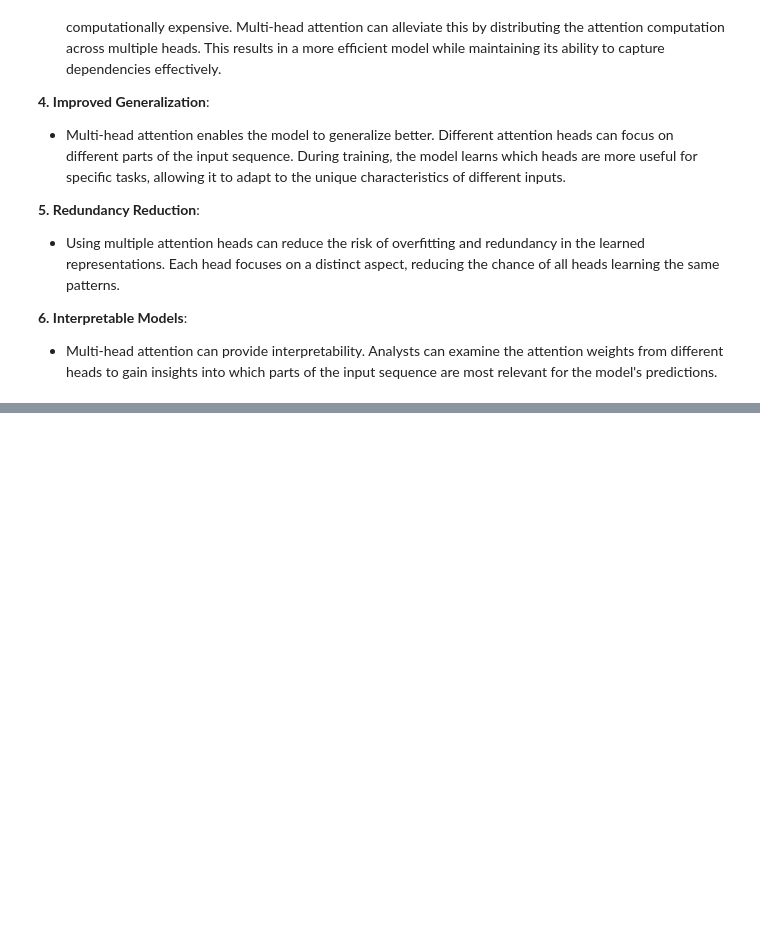
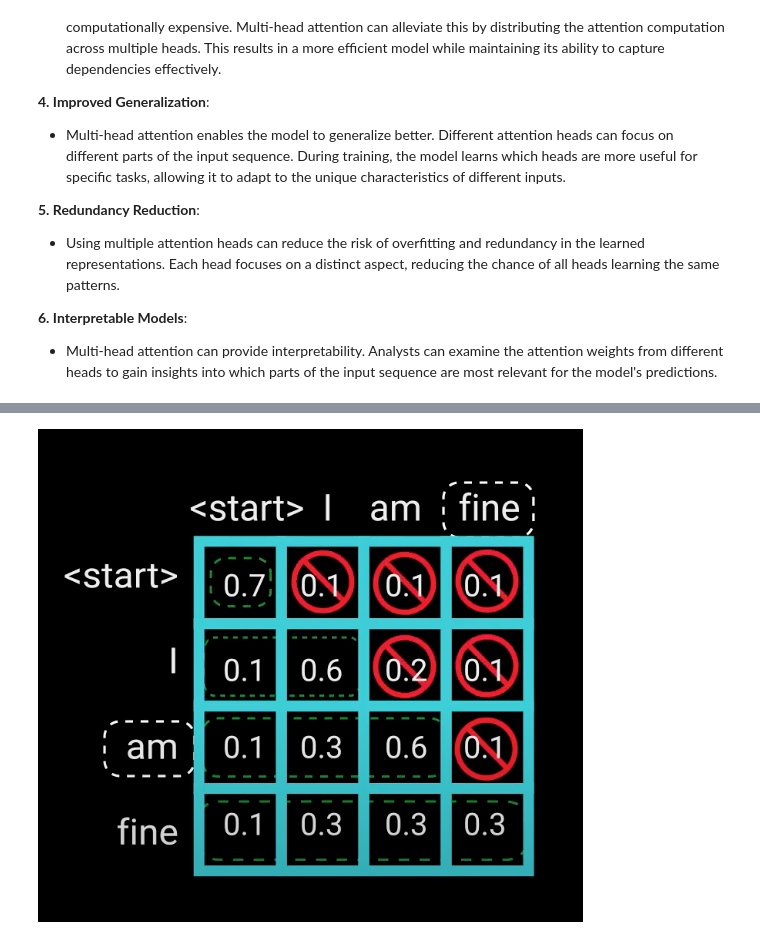
Before and after one commit to Ahmad10Raza/NLP, a Jupyter notebook: Transformer Architecture.ipynb, the cells around one changed output, grey strips where cells are left out. Cells and saved outputs as stored; diff of their text form; code cells hidden in the pictures; blank space fills up the shorter version.

```diff
--- a/Transformer Architecture.ipynb
+++ b/Transformer Architecture.ipynb
@@ -398,0 +470,10 @@ This concept is central to the success of the Transformer architecture and is us
+# %%
+img10=Image.open('Data/Images/mask_mh.png')
+img10=img10.convert('RGB')
+img11=Image.open('Data/Images/mmh.png')
+img11=img11.convert('RGB')
+img12=Image.open('Data/Images/mmh_2.png')
+img12=img12.convert('RGB')
+display(img10)
+# %% [output]
+[figure, added]
```
Also changed, not shown: parts of 18 cells of this notebook, 5 other files.
